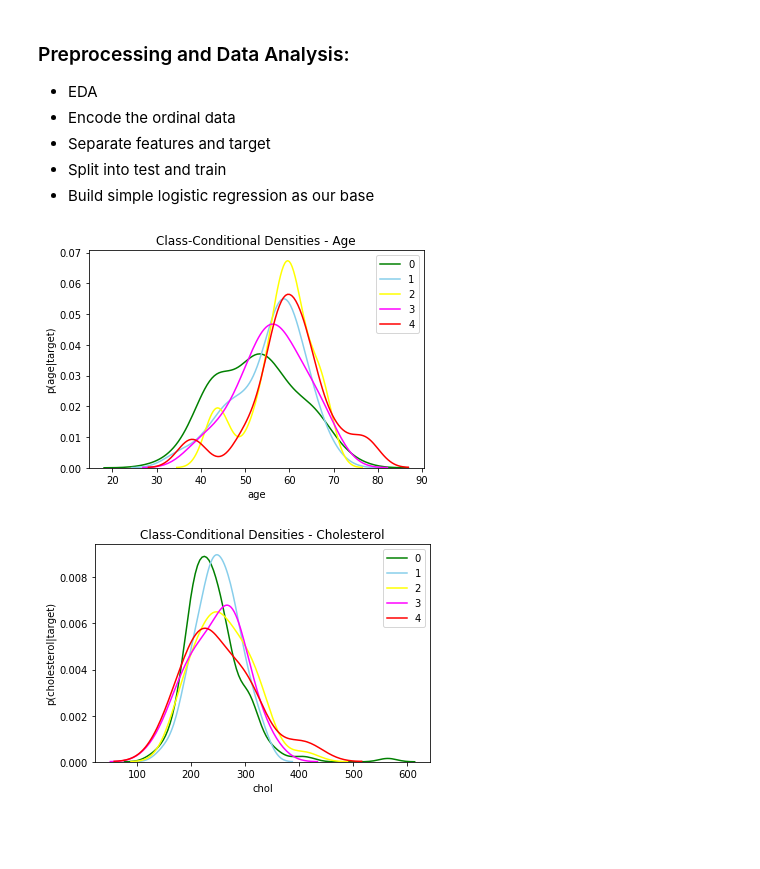
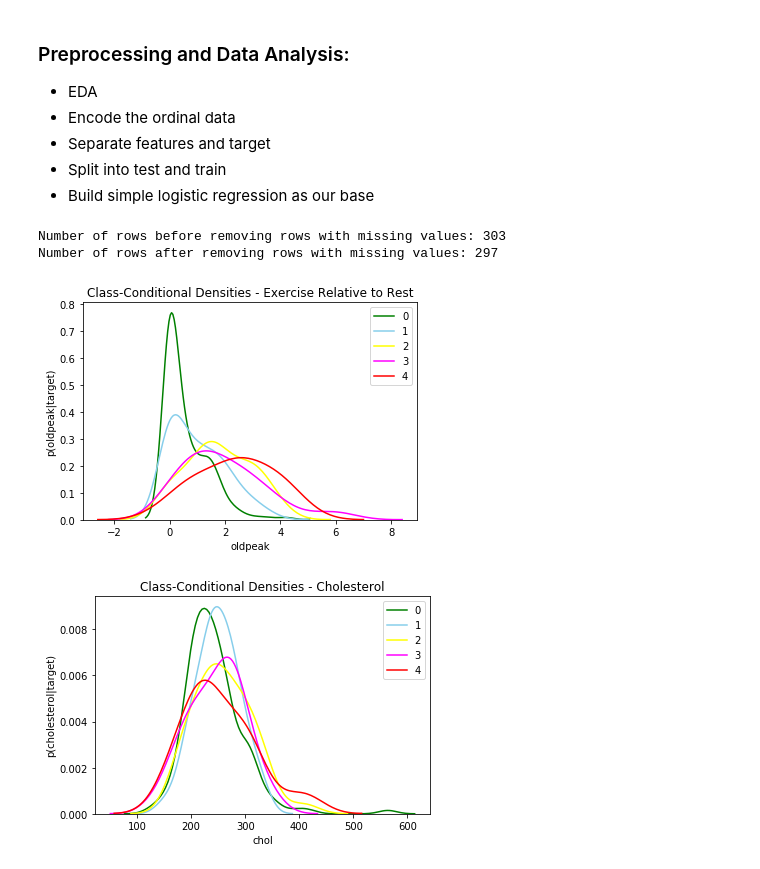
Before and after one commit to rrasheed/Heart-Disease-ML-Classifer, a Jupyter notebook: HeartDisease_Rough.ipynb, the cells around one changed output. Drawn from its saved outputs; the diff is of its cells as text; code cells hidden in the pictures; blank space fills up the shorter version.

```diff
--- a/HeartDisease_Rough.ipynb
+++ b/HeartDisease_Rough.ipynb
@@ -39 +36,16 @@ y = df.iloc[:,-1:].values
+# %%
+import numpy as np
+
+print('Number of rows before removing rows with missing values: ' + str(df.shape[0]))
+
+# Replace ? with np.NaN
+df = df.replace('?',np.NaN)
+
+# Remove rows with np.NaN
+df = df.dropna()
+
+print('Number of rows after removing rows with missing values: ' + str(df.shape[0]))
+# %% [output]
+Number of rows before removing rows with missing values: 303
+Number of rows after removing rows with missing values: 297
 # %%
@@ -44,17 +56,17 @@ df_2 = df[df.target == 2]
 df_3 = df[df.target == 3]
 df_4 = df[df.target == 4]
 # %%
-sns.distplot( df_0["age"] , color="green", label="0", hist=False)
-sns.distplot( df_1["age"] , color="skyblue", label="1",hist=False)
-sns.distplot( df_2["age"] , color="yellow", label="2",hist=False)
-sns.distplot( df_3["age"] , color="magenta", label="3",hist=False)
-sns.distplot( df_4["age"] , color="red", label="4",hist=False)
+sns.distplot( df_0["oldpeak"] , color="green", label="0", hist=False)
+sns.distplot( df_1["oldpeak"] , color="skyblue", label="1",hist=False)
+sns.distplot( df_2["oldpeak"] , color="yellow", label="2",hist=False)
+sns.distplot( df_3["oldpeak"] , color="magenta", label="3",hist=False)
+sns.distplot( df_4["oldpeak"] , color="red", label="4",hist=False)
 plt.legend()
-plt.title("Class-Conditional Densities - Age")
-plt.ylabel("p(age|target)")
+plt.title("Class-Conditional Densities - Exercise Relative to Rest")
+plt.ylabel("p(oldpeak|target)")
 plt.show()
 # %% [output]
-[figure, old version]
+[figure, new version]
 # %%
 sns.distplot( df_0['chol'] , color="green", label="0", hist=False)
 sns.distplot( df_1['chol'] , color="skyblue", label="1",hist=False)
```
Also changed, not shown: parts of 20 cells of this notebook.
